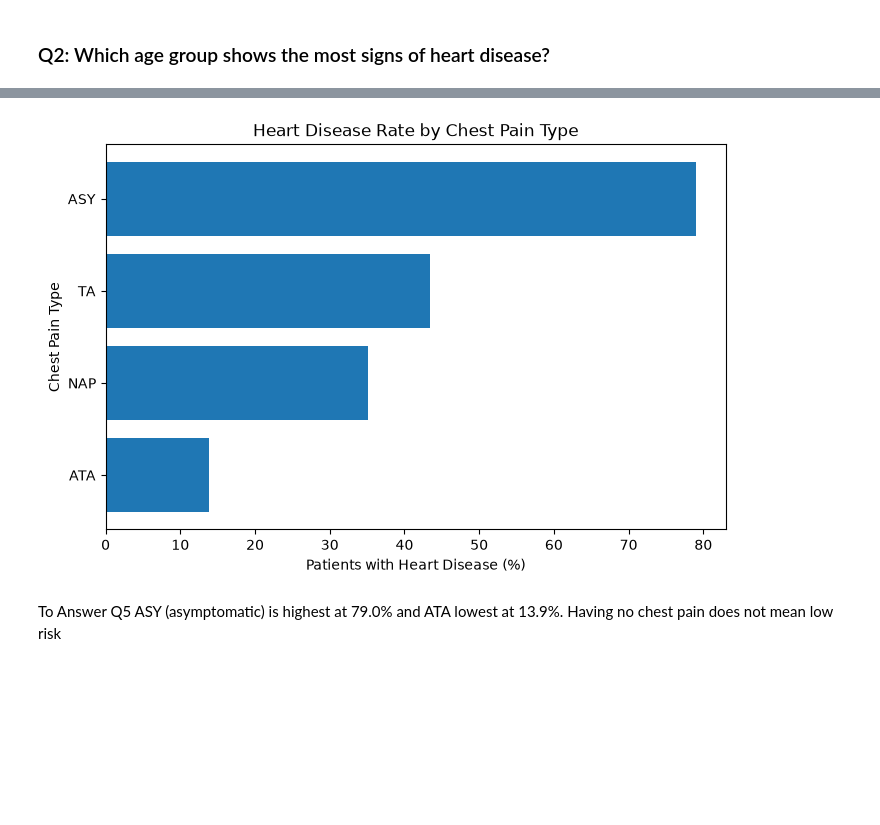
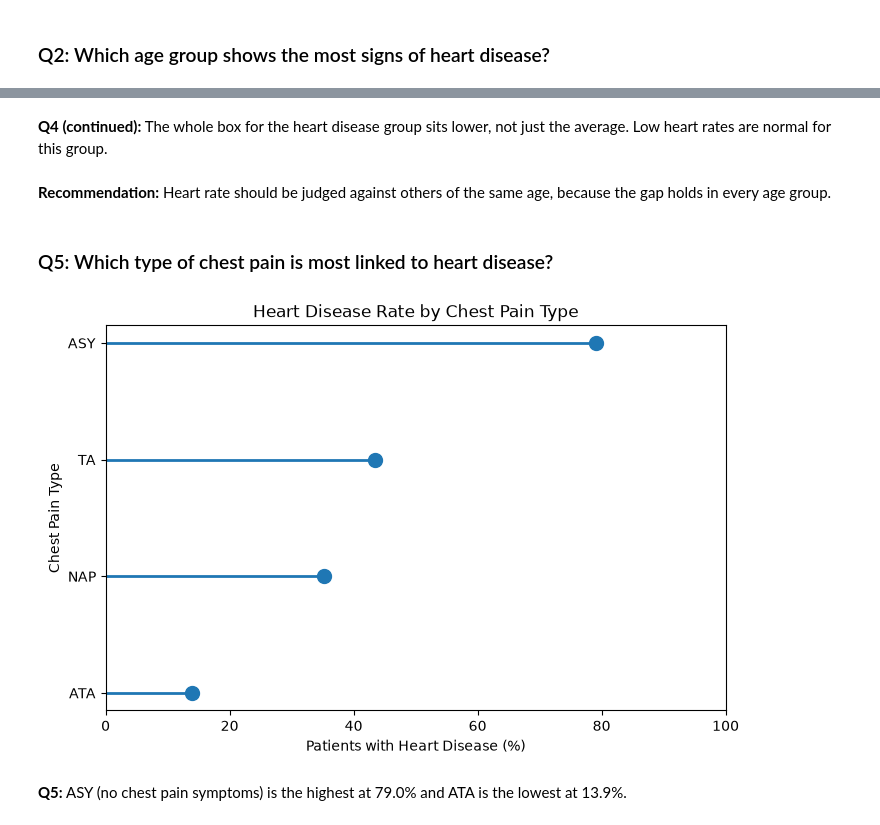
Before and after one commit to TuhinShaikh/Heart-Disease-Visualisation, a Jupyter notebook: Heart_Disease_Analysis.ipynb, the cells around one changed output, grey strips where cells are left out. Drawn from its saved outputs; the diff is of its cells as text; code cells hidden in the pictures; blank space fills up the shorter version.

```diff
--- a/Heart_Disease_Analysis.ipynb
+++ b/Heart_Disease_Analysis.ipynb
@@ -490,11 +512,20 @@ To answer Q4 the heart disease group peaks at a lower heart rate (average 127.6
+# %% [markdown]
+**Q4 (continued):** The whole box for the heart disease group sits lower, not just the average. Low heart rates are normal for this group.
+# %% [markdown]
+**Recommendation:** Heart rate should be judged against others of the same age, because the gap holds in every age group.
+# %% [markdown]
+### Q5: Which type of chest pain is most linked to heart disease?
 # %%
-plt.figure(figsize=(8, 5)) #Heart disease rate by chest pain type
-plt.barh(chest_rate.index, chest_rate.values, color="tab:blue")
+plt.figure(figsize=(8, 5))  # chart size
+plt.hlines(y=chest_rate.index, xmin=0, xmax=chest_rate.values, color="tab:blue", linewidth=2)  # the sticks
+plt.plot(chest_rate.values, chest_rate.index, "o", color="tab:blue", markersize=10)  # the dots
 plt.title("Heart Disease Rate by Chest Pain Type")
 plt.xlabel("Patients with Heart Disease (%)")
 plt.ylabel("Chest Pain Type")
-plt.gca().invert_yaxis()
+plt.xlim(0, 100)
+plt.gca().invert_yaxis()  # highest rate on top
+plt.show()
 # %% [output]
-[figure, old version]
+[figure, new version]
 # %% [markdown]
-To Answer Q5 ASY (asymptomatic) is highest at 79.0% and ATA lowest at 13.9%. Having no chest pain does not mean low risk
+**Q5:** ASY (no chest pain symptoms) is the highest at 79.0% and ATA is the lowest at 13.9%.
```
Also changed, not shown: parts of 52 cells of this notebook.
